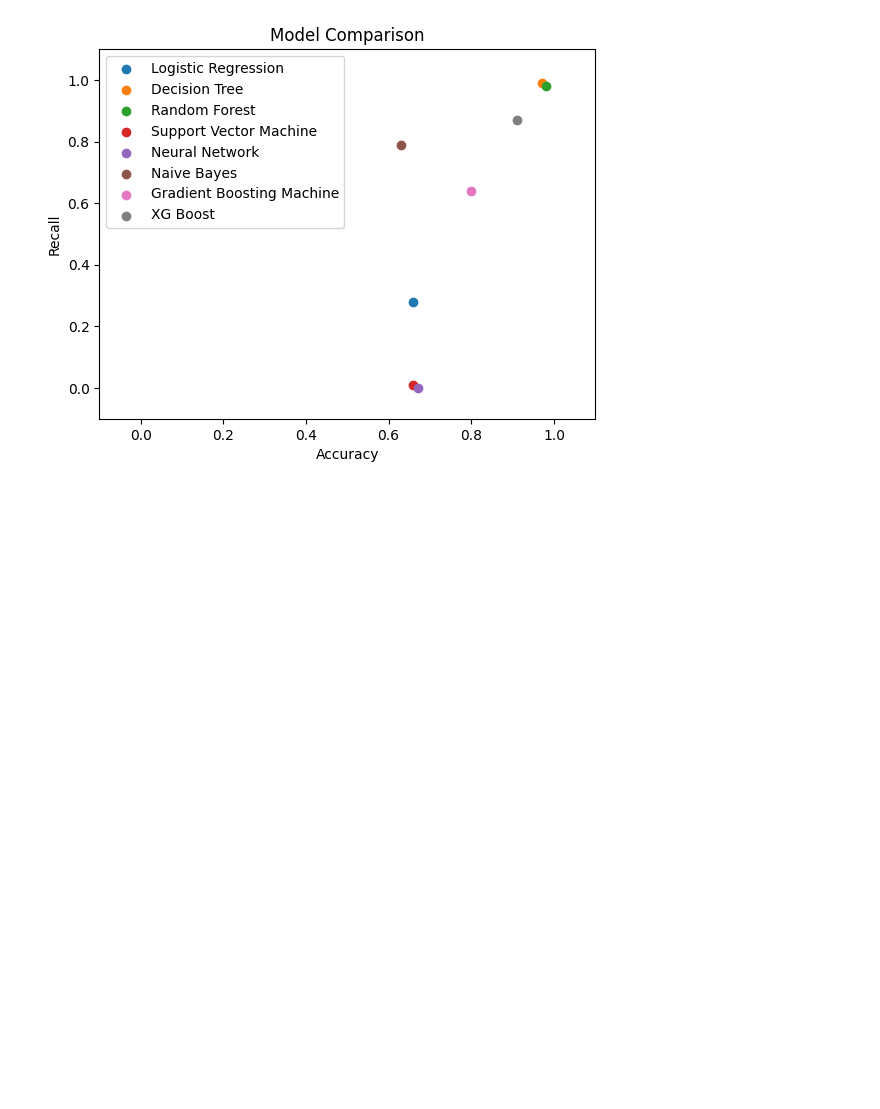
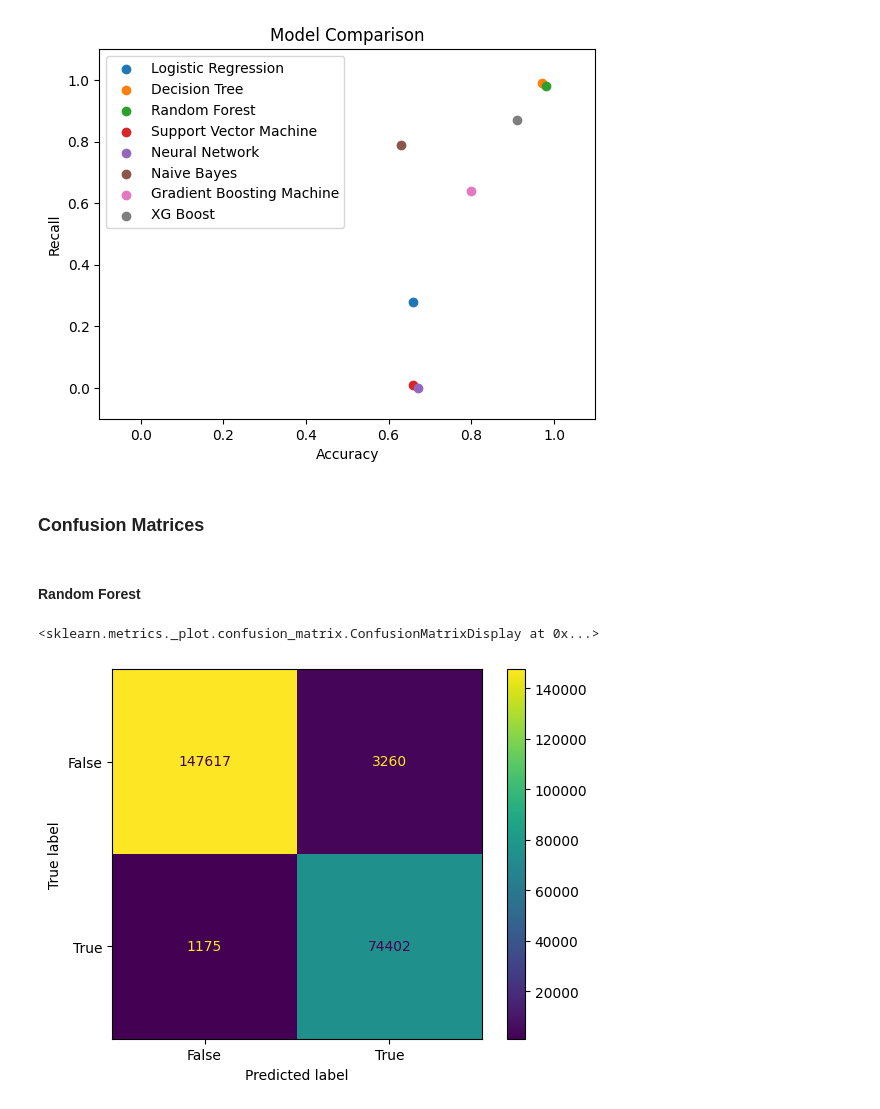
Before and after one commit to u-anant/ds-projects, a Jupyter notebook: freezing-of-gait/Ukarsh-assignment-FoG.ipynb, the cells around one changed output. Drawn from its saved outputs; the diff is of its cells as text; code cells hidden in the pictures; blank space fills up the shorter version.

Commit message:
confusion matrix plot

```diff
--- a/freezing-of-gait/Ukarsh-assignment-FoG.ipynb
+++ b/freezing-of-gait/Ukarsh-assignment-FoG.ipynb
@@ -537,3 +531,14 @@ plt.legend()
 plt.show()
 # %% [output]
 [figure]
+# %% [markdown]
+### Confusion Matrices
+# %% [markdown]
+#### Random Forest
+# %%
+cm = confusion_matrix(y_test, y_pred_RF)
+cm_display = ConfusionMatrixDisplay(confusion_matrix=cm, display_labels=[False, True])
+cm_display.plot()
+# %% [output]
+<sklearn.metrics._plot.confusion_matrix.ConfusionMatrixDisplay at 0x...>
+[figure, added]
```
Also changed, not shown: parts of 9 cells of this notebook.
